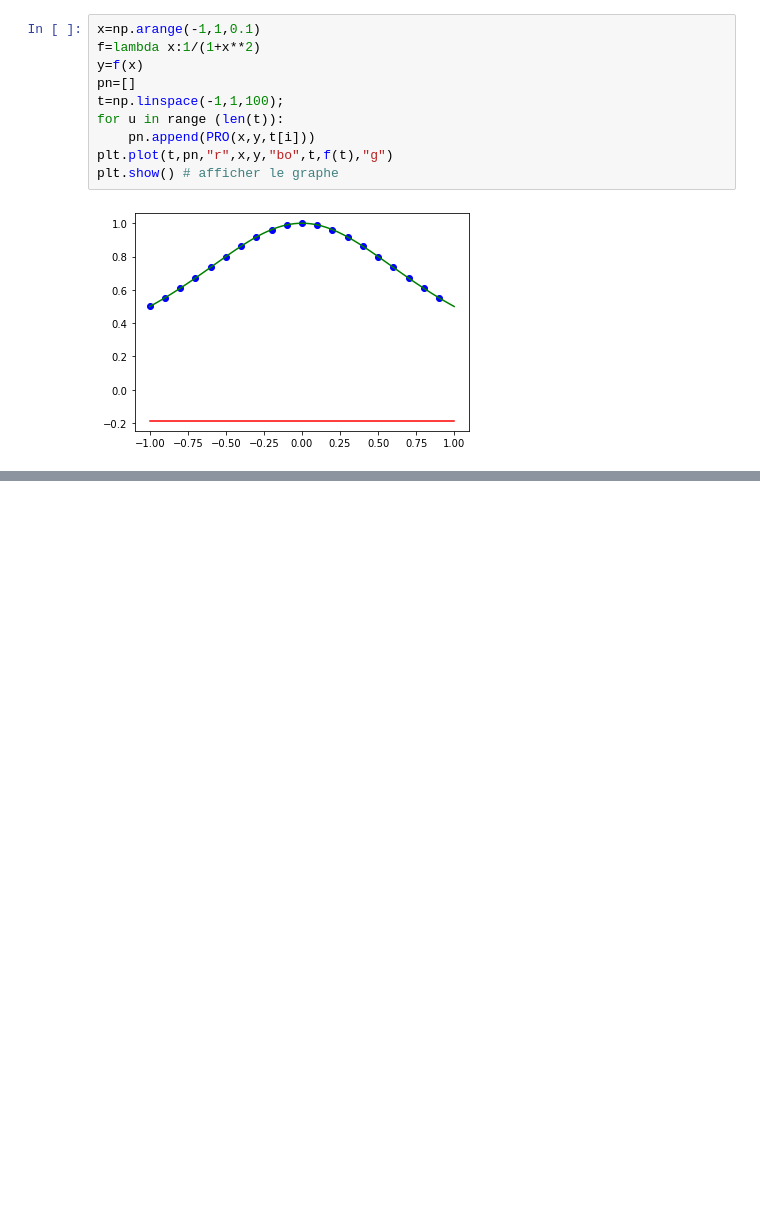
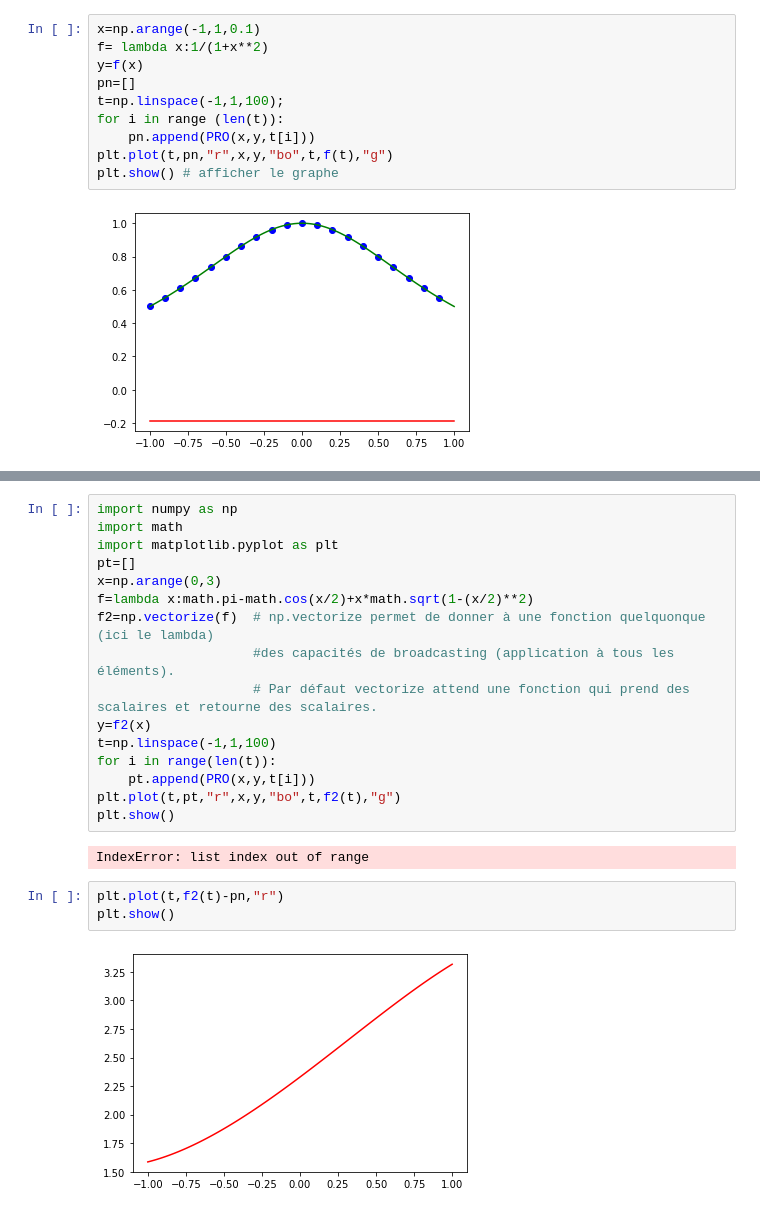
Before and after one commit to ghadaghanney/NUM_ANALYSIS, a Jupyter notebook: NUM_ANALYSIS.TP2.ipynb, the cells around one changed output, grey strips where cells are left out. Cells and saved outputs as stored; diff of their text form; blank space fills up the shorter version.

```diff
--- a/NUM_ANALYSIS.TP2.ipynb
+++ b/NUM_ANALYSIS.TP2.ipynb
@@ -72,11 +72,11 @@ import matplotlib.pyplot as plt
 import numpy as np # Bibliothéque permet d’effectuer des calculs numériques
 # %%
 x=np.arange(-1,1,0.1)
-f=lambda x:1/(1+x**2)
+f= lambda x:1/(1+x**2)
 y=f(x)
 pn=[]
 t=np.linspace(-1,1,100);
-for u in range (len(t)):
+for i in range (len(t)):
     pn.append(PRO(x,y,t[i]))
 plt.plot(t,pn,"r",x,y,"bo",t,f(t),"g")
 plt.show() # afficher le graphe
@@ -84,0 +92,23 @@ plt.show() # afficher le graphe
+# %%
+import numpy as np
+import math
+import matplotlib.pyplot as plt
+pt=[]
+x=np.arange(0,3)
+f=lambda x:math.pi-math.cos(x/2)+x*math.sqrt(1-(x/2)**2)
+f2=np.vectorize(f)  # np.vectorize permet de donner à une fonction quelquonque (ici le lambda)
+                    #des capacités de broadcasting (application à tous les éléments).
+                    # Par défaut vectorize attend une fonction qui prend des scalaires et retourne des scalaires.
+y=f2(x)
+t=np.linspace(-1,1,100)
+for i in range(len(t)):
+    pt.append(PRO(x,y,t[i]))
+plt.plot(t,pt,"r",x,y,"bo",t,f2(t),"g")
+plt.show()
+# %% [output]
+IndexError: list index out of range
+# %%
+plt.plot(t,f2(t)-pn,"r")
+plt.show()
+# %% [output]
+[figure, added]
```
Also changed, not shown: parts of 19 cells of this notebook.
